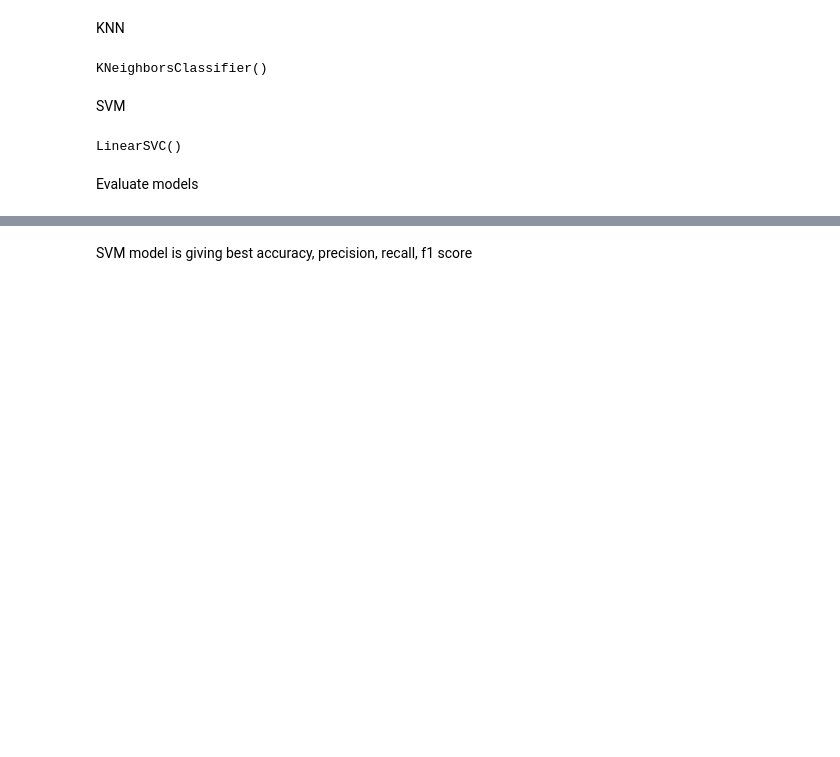
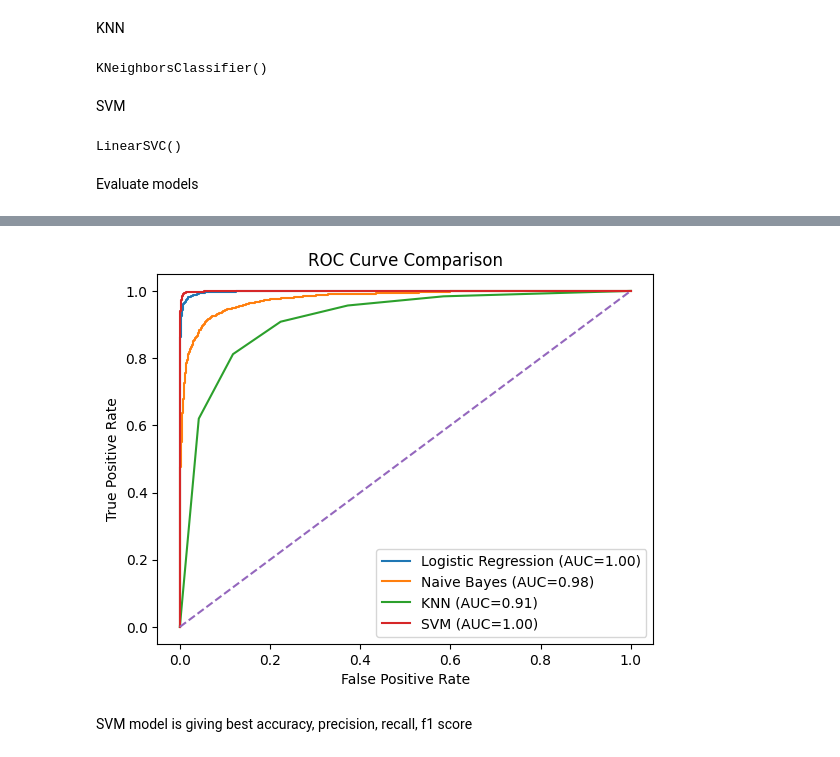
Before and after one commit to atharv63/Fake-news-Detection, a Jupyter notebook: DS_CA2.ipynb, the cells around one changed output, grey strips where cells are left out. Drawn from its saved outputs; the diff is of its cells as text; code cells hidden in the pictures; blank space fills up the shorter version.

```diff
--- a/DS_CA2.ipynb
+++ b/DS_CA2.ipynb
@@ -319,3 +320,42 @@ plt.show()
+# %%
+
+
+# Probabilities / scores
+lr_probs = lr.predict_proba(X_test)[:,1]
+nb_probs = nb.predict_proba(X_test)[:,1]
+knn_probs = knn.predict_proba(X_test)[:,1]
+svm_scores = svm.decision_function(X_test)
+
+# ROC values
+lr_fpr, lr_tpr, _ = roc_curve(y_test, lr_probs)
+nb_fpr, nb_tpr, _ = roc_curve(y_test, nb_probs)
+knn_fpr, knn_tpr, _ = roc_curve(y_test, knn_probs)
+svm_fpr, svm_tpr, _ = roc_curve(y_test, svm_scores)
+
+# AUC scores
+lr_auc = auc(lr_fpr, lr_tpr)
+nb_auc = auc(nb_fpr, nb_tpr)
+knn_auc = auc(knn_fpr, knn_tpr)
+svm_auc = auc(svm_fpr, svm_tpr)
+
+# Plot
+plt.figure()
+
+plt.plot(lr_fpr, lr_tpr, label=f'Logistic Regression (AUC={lr_auc:.2f})')
+plt.plot(nb_fpr, nb_tpr, label=f'Naive Bayes (AUC={nb_auc:.2f})')
+plt.plot(knn_fpr, knn_tpr, label=f'KNN (AUC={knn_auc:.2f})')
+plt.plot(svm_fpr, svm_tpr, label=f'SVM (AUC={svm_auc:.2f})')
+
+plt.plot([0,1], [0,1], linestyle='--')  # random line
+
+plt.xlabel("False Positive Rate")
+plt.ylabel("True Positive Rate")
+plt.title("ROC Curve Comparison")
+plt.legend()
+
+plt.show()
+# %% [output]
+[figure, added]
 # %% [markdown]
 SVM model is giving best accuracy, precision, recall, f1 score
 # %%
```
Also changed, not shown: parts of 8 cells of this notebook, 2 other files.
